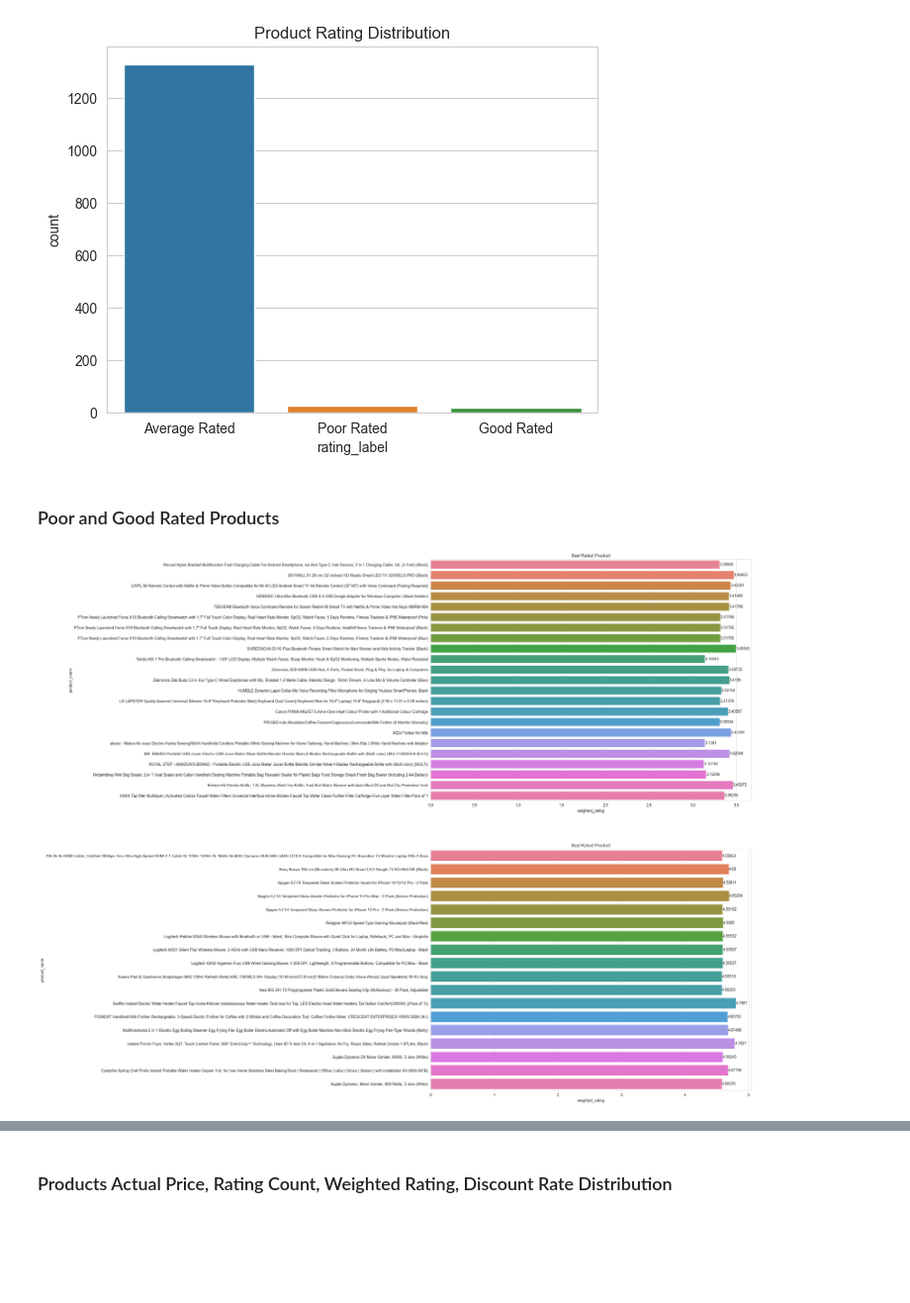
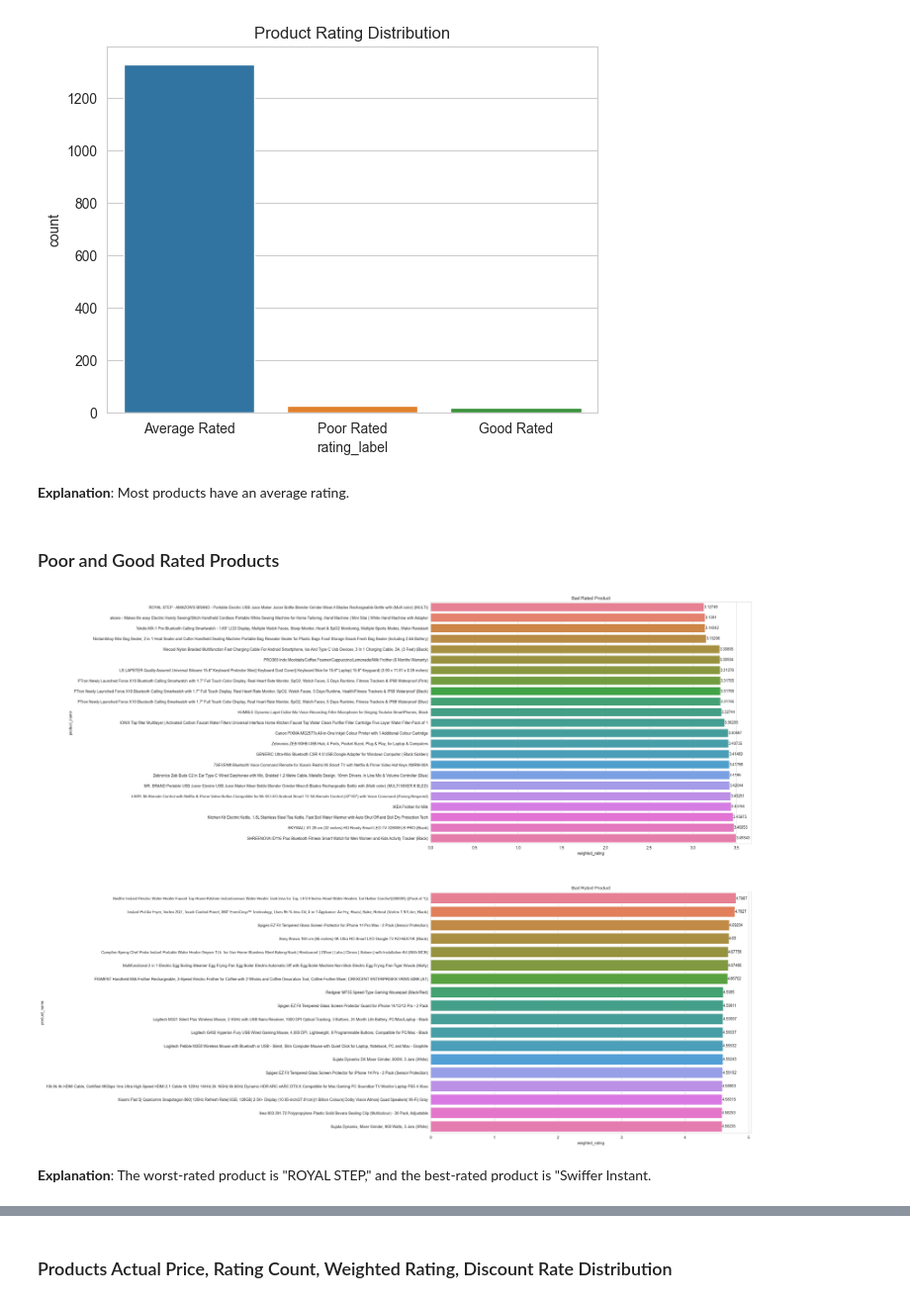
Before and after one commit to ParsaDEV15/Analysis-Projects, a Jupyter notebook: AmazonAnalysis/AmazonAnalysis.ipynb, the cells around one changed output, grey strips where cells are left out. Shown at 99% size. Saved outputs shown, nothing was run; the diff lists cells and outputs as text; code cells hidden in the pictures; blank space fills up the shorter version.

```diff
--- a/AmazonAnalysis/AmazonAnalysis.ipynb
+++ b/AmazonAnalysis/AmazonAnalysis.ipynb
@@ -167,25 +167,29 @@ plt.title('Product Rating Distribution')
 plt.show()
 # %% [output]
 [figure]
+# %% [markdown]
+__Explanation__: Most products have an average rating.
 # %% [markdown]
 ### Poor and Good Rated Products
 # %%
-good_rated = df[df['rating_label'] == 'Good Rated'][['product_name', 'weighted_rating']]
-bad_rated = df[df['rating_label'] == 'Poor Rated'][['product_name', 'weighted_rating']]
+good_rated = df[df['rating_label'] == 'Good Rated'][['product_name', 'weighted_rating']].sort_values(by='weighted_rating', ascending=False)
+bad_rated = df[df['rating_label'] == 'Poor Rated'][['product_name', 'weighted_rating']].sort_values(by='weighted_rating', ascending=True)
 
 fig, axs = plt.subplots(2, 1, figsize=(15, 25))
 
 ax1 = sns.barplot(ax=axs[0], data=bad_rated, x='weighted_rating', y='product_name', hue='product_name')
 ax1.set_title('Bad Rated Product')
 for i in ax1.containers:
     ax1.bar_label(i, fontsize=10)
 
 ax2 = sns.barplot(ax=axs[1], data=good_rated, x='weighted_rating', y='product_name', hue='product_name')
 ax2.set_title('Bad Rated Product')
 for i in ax2.containers:
     ax2.bar_label(i, fontsize=10)
 
 plt.show()
 # %% [output]
-[figure, old version]
+[figure, new version]
+# %% [markdown]
+__Explanation__: The worst-rated product is "ROYAL STEP," and the best-rated product is "Swiffer Instant.
 # %% [markdown]
```
Also changed, not shown: parts of 17 cells of this notebook.
